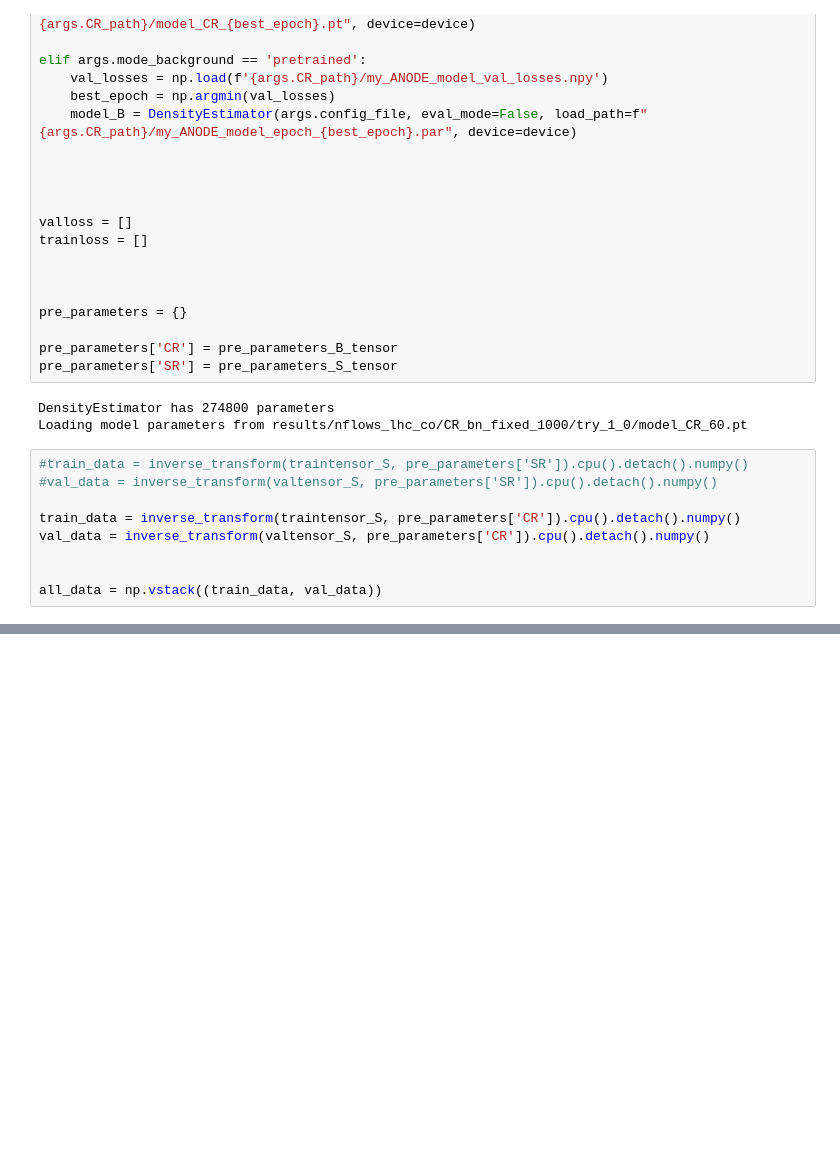
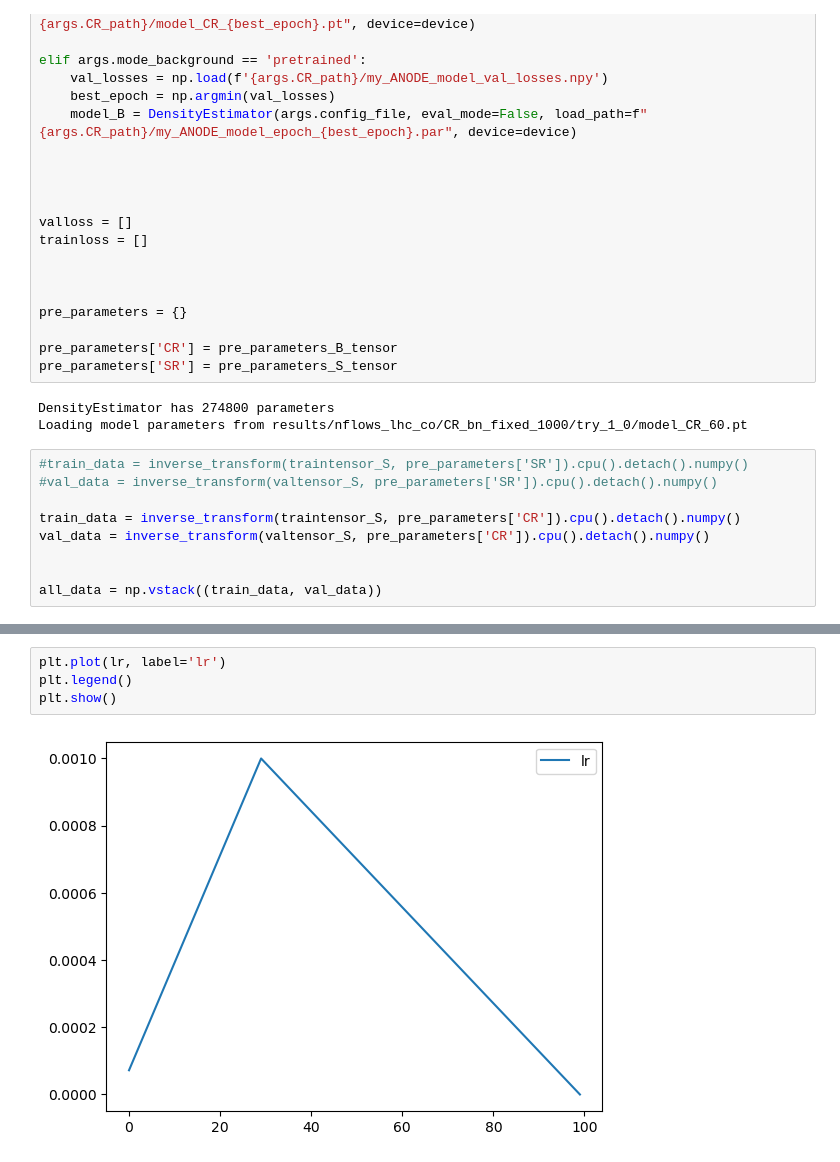
Before and after one commit to rd804/R-ANODE, a Jupyter notebook: notebooks/r_anode_test.ipynb, the cells around one changed output, grey strips where cells are left out. Drawn from its saved outputs; the diff is of its cells as text; blank space fills up the shorter version.

```diff
--- a/notebooks/r_anode_test.ipynb
+++ b/notebooks/r_anode_test.ipynb
@@ -385,0 +496,6 @@ AttributeError: 'BatchNormFlow' object has no attribute 'batch_mean'
+# %%
+plt.plot(lr, label='lr')
+plt.legend()
+plt.show()
+# %% [output]
+[figure, added]
```
Also changed, not shown: parts of 21 cells of this notebook, 2 other files.
